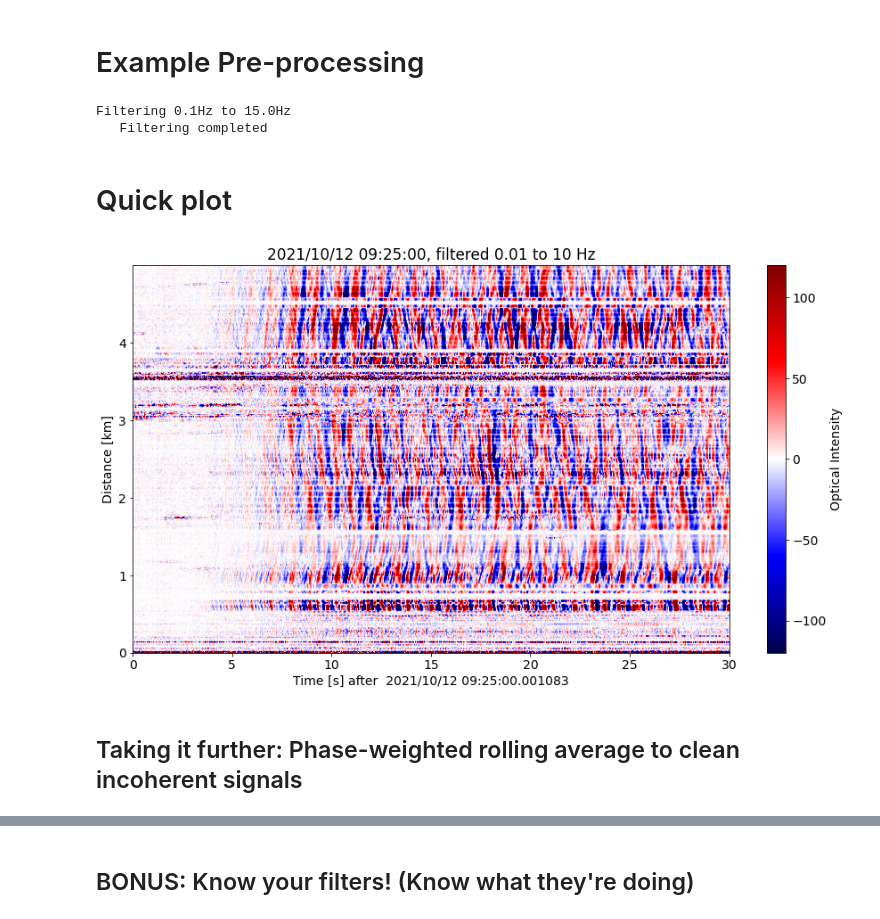
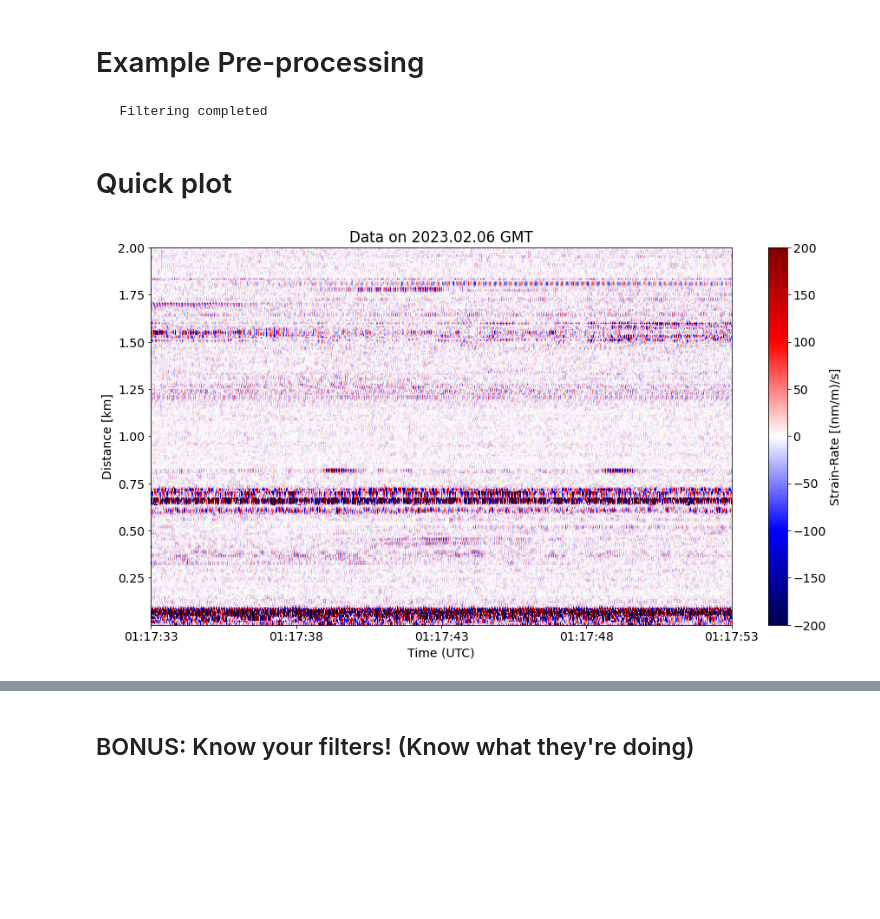
Before and after one commit to dcbowden/ETH_DAS_readers, a Jupyter notebook: 2_example_other_functions.ipynb, the cells around one changed output, grey strips where cells are left out. Drawn from its saved outputs; the diff is of its cells as text; code cells hidden in the pictures; blank space fills up the shorter version.

```diff
--- a/2_example_other_functions.ipynb
+++ b/2_example_other_functions.ipynb
@@ -14,14 +14,14 @@ from pydas_readers.util import block_filters, block_cleaning
 # %% [markdown]
 # Load Data
 # %%
-t_start = datetime.strptime('2021/10/12 09:24:10.0', '%Y/%m/%d %H:%M:%S.%f')
-t_end   = datetime.strptime('2021/10/12 09:25:40.0', '%Y/%m/%d %H:%M:%S.%f')
+t_start = datetime.strptime('2023/02/06 01:17:34.0', '%Y/%m/%d %H:%M:%S.%f')
+t_end   = datetime.strptime('2023/02/06 01:17:54.0', '%Y/%m/%d %H:%M:%S.%f')
 
-#-- Load
-input_dir = "./example_data_Athens/data_raw_epoch2/"
-data_raw, headers, axis = load_das_h5.load_das_custom(t_start, t_end,
-                                                      d_start=0, d_end=5000,
-                                                      input_dir = input_dir, verbose=False)
+#-- Load!
+input_dir = "./example_data_Istanbul"
+
+#-- This time we'll specify d_start and d_end (in meters), to zoom in on an interesting part of the data
+data_raw, headers, axis = load_das_h5.load_das_custom(t_start, t_end, input_dir=input_dir, d_start=0, d_end=2000, verbose=False, convert=True)
 
 t0 = headers['t0']
 t1 = headers['t1']
@@ -33,18 +33,18 @@ fs = headers['fs']
 
 #-- Detrend
 #--  Not usually needed for DAS data, but it's quite fast and good practice.
-data = block_cleaning.detrend(data_raw, type='linear')
+data_detrended = block_cleaning.detrend(data_raw, type='linear')
 
 #-- Taper
 #-- Either call directly with
-data = block_cleaning.taper(data_raw,0.02)
+data_tapered = block_cleaning.taper(data_raw,0.02)
 #--  or when filtering with "taper=0.02" (e.g., 2%)
 
 
 #-- Bandpass Filter (and taper)
-f1 = 0.1
-f2 = 15.0
-data = block_filters.block_bandpass(data, f1, f2, fs, zerophase=False, taper=0.02)
+f1 = 10.0
+f2 = 50.0
+data_filtered = block_filters.block_bandpass(data_detrended, f1, f2, fs, zerophase=False, taper=0.02)
 print("   Filtering completed")
 
 #-- Trim: Pass new datetime objects and cut down the data block accordingly.
@@ -52,11 +52,10 @@ print("   Filtering completed")
 #--    "axis" object is optional, but will be updated if given.
 #--    TODO: Instead of datetimes, design function to recognize relative seconds
 #--    TODO: Add a trim option for distance axis instead of only time
-tc0 = datetime.strptime('2021/10/12 09:25:00.0', '%Y/%m/%d %H:%M:%S.%f')
-tc1 = datetime.strptime('2021/10/12 09:25:30.0', '%Y/%m/%d %H:%M:%S.%f')
-data_trim, headers_trim, axis_trim = block_cleaning.trim(data, tc0, tc1, headers, axis)
+tc0 = datetime.strptime('2023/02/06 01:17:44.0', '%Y/%m/%d %H:%M:%S.%f')
+tc1 = datetime.strptime('2023/02/06 01:17:49.0', '%Y/%m/%d %H:%M:%S.%f')
+data_trim, headers_trim, axis_trim = block_cleaning.trim(data_filtered, tc0, tc1, headers, axis)
 # %% [output]
-Filtering 0.1Hz to 15.0Hz
    Filtering completed
 # %% [markdown]
 # Quick plot
@@ -92,6 +100,6 @@ plt.show()
 # %%
-waterfall_plot(data_trim, headers_trim)
+
+fig,ax = plt.subplots(figsize=(15,8))
+ax = waterfall(data_trim,headers,axis,ax,vlim=200)
 # %% [output]
-[figure, old version]
+[figure, new version]
-# %% [markdown]
-## Taking it further: Phase-weighted rolling average to clean incoherent signals
```
Also changed, not shown: parts of 6 cells of this notebook, 20 other files.
